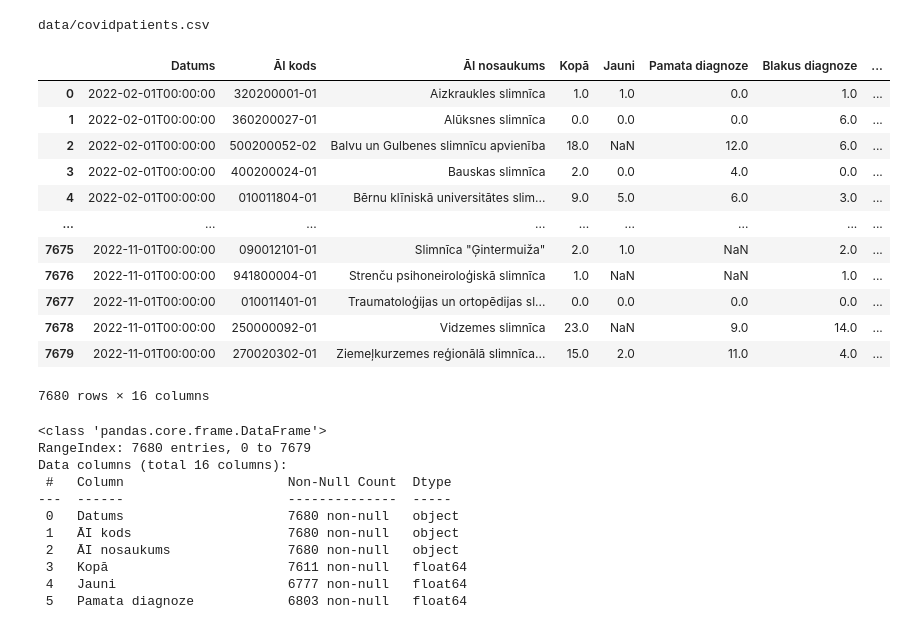
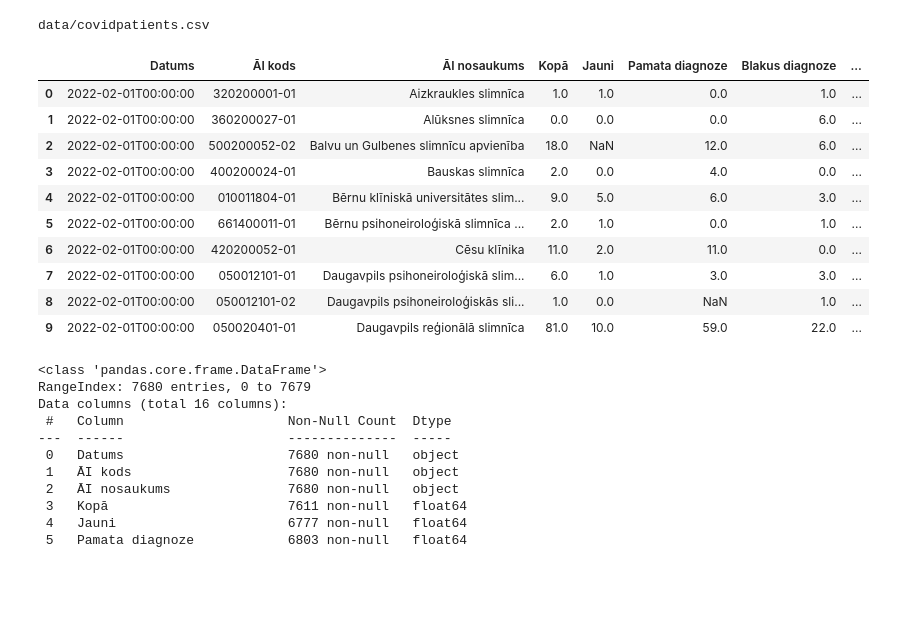
Before and after one commit to CaptSolo/LU_GeoPython_2022, a Jupyter notebook: notebooks/06 - Strings, File Input and Output.ipynb, the cells around one changed output. Cells and saved outputs as stored; diff of their text form; code cells hidden in the pictures; blank space fills up the shorter version.

```diff
--- a/notebooks/06 - Strings, File Input and Output.ipynb
+++ b/notebooks/06 - Strings, File Input and Output.ipynb
@@ -525,21 +525,19 @@ data/covidpatients.csv
 # %%
 dataframe = pd.read_csv(fname_csv, delimiter=";")
 
-dataframe
+dataframe[:10]
 # %% [output]
 |  | Datums | ĀI kods | ĀI nosaukums | Kopā | Jauni | Pamata diagnoze | Blakus diagnoze | ... |
 | 0 | 2022-02-01T00:00:00 | 320200001-01 | Aizkraukles slimnīca | 1.0 | 1.0 | 0.0 | 1.0 | ... |
 | 1 | 2022-02-01T00:00:00 | 360200027-01 | Alūksnes slimnīca | 0.0 | 0.0 | 0.0 | 6.0 | ... |
 | 2 | 2022-02-01T00:00:00 | 500200052-02 | Balvu un Gulbenes slimnīcu apvienība | 18.0 | NaN | 12.0 | 6.0 | ... |
 | 3 | 2022-02-01T00:00:00 | 400200024-01 | Bauskas slimnīca | 2.0 | 0.0 | 4.0 | 0.0 | ... |
 | 4 | 2022-02-01T00:00:00 | 010011804-01 | Bērnu klīniskā universitātes slim... | 9.0 | 5.0 | 6.0 | 3.0 | ... |
-| ... | ... | ... | ... | ... | ... | ... | ... | ... |
-| 7675 | 2022-11-01T00:00:00 | 090012101-01 | Slimnīca "Ģintermuiža" | 2.0 | 1.0 | NaN | 2.0 | ... |
-| 7676 | 2022-11-01T00:00:00 | 941800004-01 | Strenču psihoneiroloģiskā slimnīca | 1.0 | NaN | NaN | 1.0 | ... |
-| 7677 | 2022-11-01T00:00:00 | 010011401-01 | Traumatoloģijas un ortopēdijas sl... | 0.0 | 0.0 | 0.0 | 0.0 | ... |
-| 7678 | 2022-11-01T00:00:00 | 250000092-01 | Vidzemes slimnīca | 23.0 | NaN | 9.0 | 14.0 | ... |
-| 7679 | 2022-11-01T00:00:00 | 270020302-01 | Ziemeļkurzemes reģionālā slimnīca... | 15.0 | 2.0 | 11.0 | 4.0 | ... |
+| 5 | 2022-02-01T00:00:00 | 661400011-01 | Bērnu psihoneiroloģiskā slimnīca ... | 2.0 | 1.0 | 0.0 | 1.0 | ... |
+| 6 | 2022-02-01T00:00:00 | 420200052-01 | Cēsu klīnika | 11.0 | 2.0 | 11.0 | 0.0 | ... |
+| 7 | 2022-02-01T00:00:00 | 050012101-01 | Daugavpils psihoneiroloģiskā slim... | 6.0 | 1.0 | 3.0 | 3.0 | ... |
+| 8 | 2022-02-01T00:00:00 | 050012101-02 | Daugavpils psihoneiroloģiskās sli... | 1.0 | 0.0 | NaN | 1.0 | ... |
+| 9 | 2022-02-01T00:00:00 | 050020401-01 | Daugavpils reģionālā slimnīca | 81.0 | 10.0 | 59.0 | 22.0 | ... |
-7680 rows × 16 columns
 # %%
 dataframe.info()
 # %% [output]
```
Also changed, not shown: parts of 2 cells of this notebook.
